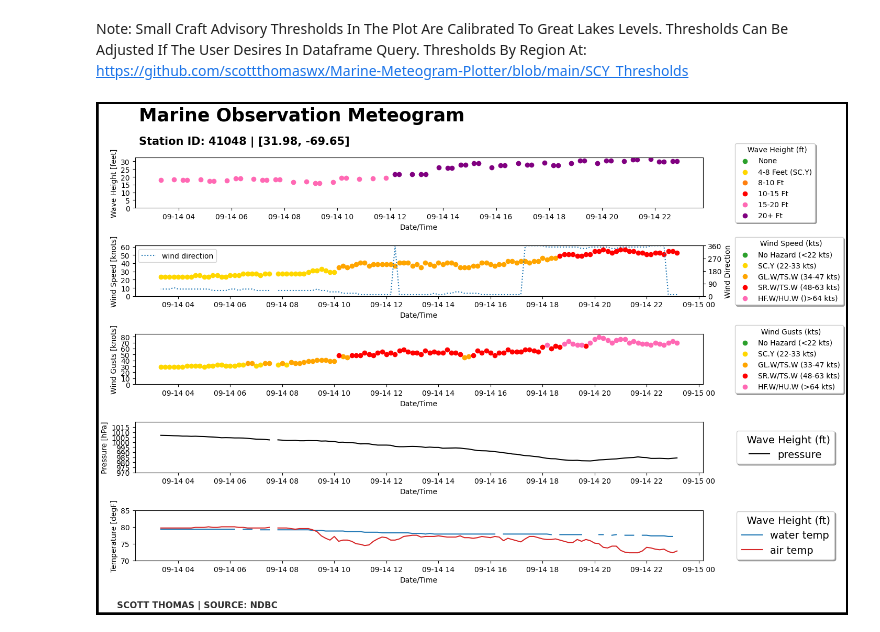
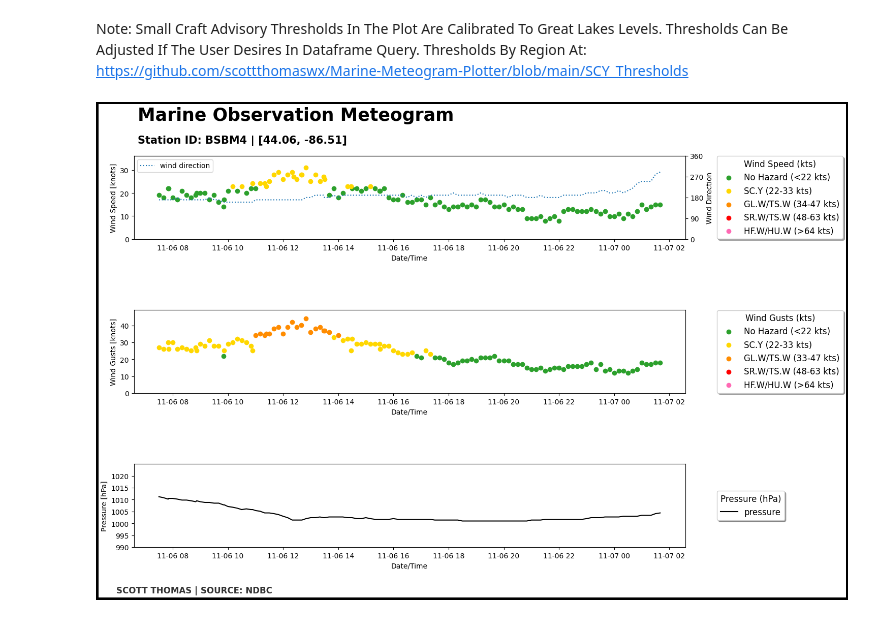
Before and after one commit to scottthomaswx/Marine-Meteogram-Plotter, a Jupyter notebook: MarineObs.ipynb, the cells around one changed output. Saved outputs shown, nothing was run; the diff lists cells and outputs as text; code cells hidden in the pictures.

Commit message:
Update Legends and Colors

```diff
--- a/MarineObs.ipynb
+++ b/MarineObs.ipynb
@@ -23,7 +23,7 @@ Note: Small Craft Advisory Thresholds In The Plot Are Calibrated To Great Lakes
 # @markdown ## Enter A Station ID
 # @markdown ### Find stations at: https://www.ndbc.noaa.gov/
 
-station = '41048' #@param {type:"string"}
+station = 'bsbm4' #@param {type:"string"}
 station= station.upper()
 # @markdown ## How Many Data Points From Present Do You Want?
 
@@ -36,11 +36,11 @@ Number_Of_Data_Points = '120' #@param {type:"string"}
 
 #User Selects What Obs They Want To Plot
 
-Wave_Heigt = True # @param {type:"boolean"}
+Wave_Heigt = False # @param {type:"boolean"}
 Wind_Speed = True # @param {type:"boolean"}
 Wind_Gusts = True # @param {type:"boolean"}
 Pressure_Trace = True # @param {type:"boolean"}
-Air_Water_Temp = True # @param {type:"boolean"}
+Air_Water_Temp = False # @param {type:"boolean"}
 
 
 #Station Pulled
@@ -209,7 +209,7 @@ if Wave_Heigt == True:
   ax1.set_yticks(np.arange(0, (df['wave_height_ft'].max()+1),5))
   ax1.scatter(NoneWave_Time, NoneWave_Hgt, color = 'tab:green', label = 'None')
   ax1.scatter(SCYWave_Time, SCYWave_Hgt, color = 'gold', label = '4-8 Feet (SC.Y)')
-  ax1.scatter(F8_Time, F8_Hgt, color = 'tab:orange', label = '8-10 Ft')
+  ax1.scatter(F8_Time, F8_Hgt, color = 'darkorange', label = '8-10 Ft')
   ax1.scatter(F10_Time, F10_Hgt, color = 'red', label = '10-15 Ft')
   ax1.scatter(F15_Time, F15_Hgt, color = 'hotpink', label = '15-20 Ft')
   ax1.scatter(F20_Time, F20_Hgt, color = 'purple', label = '20+ Ft')
@@ -219,8 +219,9 @@ if Wave_Heigt == True:
   box1 = ax1.get_position()
   ax1.set_position([box1.x0, box1.y0, box1.width * 0.8, box1 .height])
   ax1.legend(loc='center left', bbox_to_anchor=(1.05, 0.5),
-      ncol=1, fancybox=True, shadow=True,
-      title='  Wave Height (ft)')
+      ncol=2, fancybox=True, shadow=True,
+      title='Wave Height (ft)', title_fontsize = 12,
+          fontsize = 12)
 
 # Wind & Direction
 if Wind_Speed == True:
@@ -236,9 +237,9 @@ if Wind_Speed == True:
   ax2b.set_yticks(np.arange(0, 361,90))
   ax2.scatter(NoneSus_Time, NoneSus_Spd, color = 'tab:green', label = 'No Hazard (<22 kts)')
   ax2.scatter(SCYSus_Time, SCYSus_Spd, color = 'gold', label = 'SC.Y (22-33 kts)')
-  ax2.scatter(GLWSus_Time, GLWSus_Spd, color = 'orange', label = 'GL.W/TS.W (34-47 kts)')
+  ax2.scatter(GLWSus_Time, GLWSus_Spd, color = 'darkorange', label = 'GL.W/TS.W (34-47 kts)')
   ax2.scatter(SRWSus_Time, SRWSus_Spd, color = 'red', label = 'SR.W/TS.W (48-63 kts)')
-  ax2.scatter(HRWSus_Time, HRWSus_Spd, color = 'hotpink', label = 'HF.W/HU.W ()>64 kts)')
+  ax2.scatter(HRWSus_Time, HRWSus_Spd, color = 'hotpink', label = 'HF.W/HU.W (>64 kts)')
   ax2b.plot(df['time'], df['wind_direction'], color='tab:blue', linestyle=':', label = 'wind direction')
   ax2.set_ylabel('Wind Speed [knots]')
   ax2b.set_ylabel('Wind Direction')
@@ -247,7 +248,8 @@ if Wind_Speed == True:
   ax2.set_position([box2.x0, box2.y0, box2.width * 0.8, box2 .height])
   ax2.legend(loc='center left', bbox_to_anchor=(1.05, 0.5),
         ncol=1, fancybox=True, shadow=True,
-        title='  Wind Speed (kts)')
+        title='Wind Speed (kts)', title_fontsize = 12,
+          fontsize = 12)
   ax2b.legend(loc = 'best')
 
 #Wind Gusts
@@ -261,7 +263,7 @@ if Wind_Gusts == True:
     ax3.set_yticks(np.arange(0, (df['wind_gust_kts'].max()+5),10))
   ax3.scatter(NoneGus_Time, NoneGus_Spd, color = 'tab:green', label = 'No Hazard (<22 kts)')
   ax3.scatter(SCYGus_Time, SCYGus_Spd, color = 'gold', label = 'SC.Y (22-33 kts)')
-  ax3.scatter(GLWGus_Time, GLWGus_Spd, color = 'orange', label = 'GL.W/TS.W (33-47 kts)')
+  ax3.scatter(GLWGus_Time, GLWGus_Spd, color = 'darkorange', label = 'GL.W/TS.W (33-47 kts)')
   ax3.scatter(SRWGus_Time, SRWGus_Spd, color = 'red', label = 'SR.W/TS.W (48-63 kts)')
   ax3.scatter(HRWGus_Time, HRWGus_Spd, color = 'hotpink', label = 'HF.W/HU.W (>64 kts)')
   ax3.set_ylabel('Wind Gusts [knots]')
@@ -270,7 +272,8 @@ if Wind_Gusts == True:
   ax3.set_position([box3.x0, box3.y0, box3.width * 0.8, box3 .height])
   ax3.legend(loc='center left', bbox_to_anchor=(1.05, 0.5),
         ncol=1, fancybox=True, shadow=True,
-        title='  Wind Gusts (kts)')
+        title='Wind Gusts (kts)', title_fontsize = 12,
+          fontsize = 12)
 
 #Pressure
 if Pressure_Trace == True:
@@ -284,7 +287,7 @@ if Pressure_Trace == True:
   ax4.set_position([box4.x0, box4.y0, box4.width * 0.8, box4.height])
   ax4.legend(loc='center left', bbox_to_anchor=(1.05, 0.5),
       ncol=1, fancybox=True, shadow=True,
-      title_fontsize = 14, fontsize = 14, title='  Wave Height (ft)')
+      title_fontsize = 12, fontsize = 12, title='Pressure (hPa)')
 
 # Water/Air temperature
 if Air_Water_Temp == True:
@@ -300,37 +303,37 @@ if Air_Water_Temp == True:
       mintemp = df['air_temp_degf'].min()
     ax5.set_ylim(round_down_nearest(mintemp), round_up_nearest(maxtemp))
     ax5.set_yticks(np.arange(round_down_nearest(mintemp),round_up_nearest(maxtemp)+1,5))
     ax5.plot(df['time'], df['water_temp_degf'], color='tab:blue', label = 'water temp')
     ax5.plot(df['time'], df['air_temp_degf'], color='tab:red', label = 'air temp')
     ax5.set_ylabel('Temperature [degF]')
     ax5.set_xlabel('Date/Time')
     ax5.legend(loc = 'upper left')
     box5 = ax5.get_position()
     ax5.set_position([box5.x0, box5.y0, box5.width * 0.8, box5.height])
     ax5.legend(loc='center left', bbox_to_anchor=(1.05, 0.5),
-          ncol=1, fancybox=True, shadow=True, title_fontsize = 14,
-          fontsize = 14, title='  Wave Height (ft)')
+          ncol=1, fancybox=True, shadow=True, title_fontsize = 12,
+          fontsize = 12, title='Temperature (°F)')
   else:
     ax5 = plt.subplot(len(plots_to_plot), 1, (plots_to_plot.index('temp')+1))
     maxtemp = df['air_temp_degf'].max()
     mintemp = df['air_temp_degf'].min()
     ax5.set_ylim(round_down_nearest(mintemp), round_up_nearest(maxtemp))
     ax5.set_yticks(np.arange(round_down_nearest(mintemp),round_up_nearest(maxtemp)+1,5))
     ax5.plot(df['time'], df['air_temp_degf'], color='tab:red', label = 'air temp')
     ax5.set_ylabel('Temperature [degF]')
     ax5.set_xlabel('Date/Time')
     ax5.legend(loc = 'upper left')
     box5 = ax5.get_position()
     ax5.set_position([box5.x0, box5.y0, box5.width * 0.8, box5.height])
     ax5.legend(loc='center left', bbox_to_anchor=(1.05, 0.5),
-          ncol=1, fancybox=True, shadow=True, title_fontsize = 14,
-          fontsize = 14, title='  Wave Height (ft)')
+          ncol=1, fancybox=True, shadow=True, title_fontsize = 12,
+          fontsize = 12, title='Temperature (°F)')
 
 #Plot Settings
-plt.subplots_adjust(hspace=0.75)
+plt.subplots_adjust(hspace=0.85)
 plt.subplots_adjust(wspace=0.25)
 plt.figtext(0.1, 0.02, f'SCOTT THOMAS | SOURCE: NDBC', weight='bold', color='black', fontsize=12, ha='left', alpha=0.8)
-plt.savefig(str(station)+'_full_marineobs.png')
+plt.savefig(str(station)+'_full_marineobs.png', bbox_inches='tight')
 plt.show()
 # %% [output]
-[figure, old version]
+[figure, new version]
```
Also changed, not shown: parts of 1 cell of this notebook.
